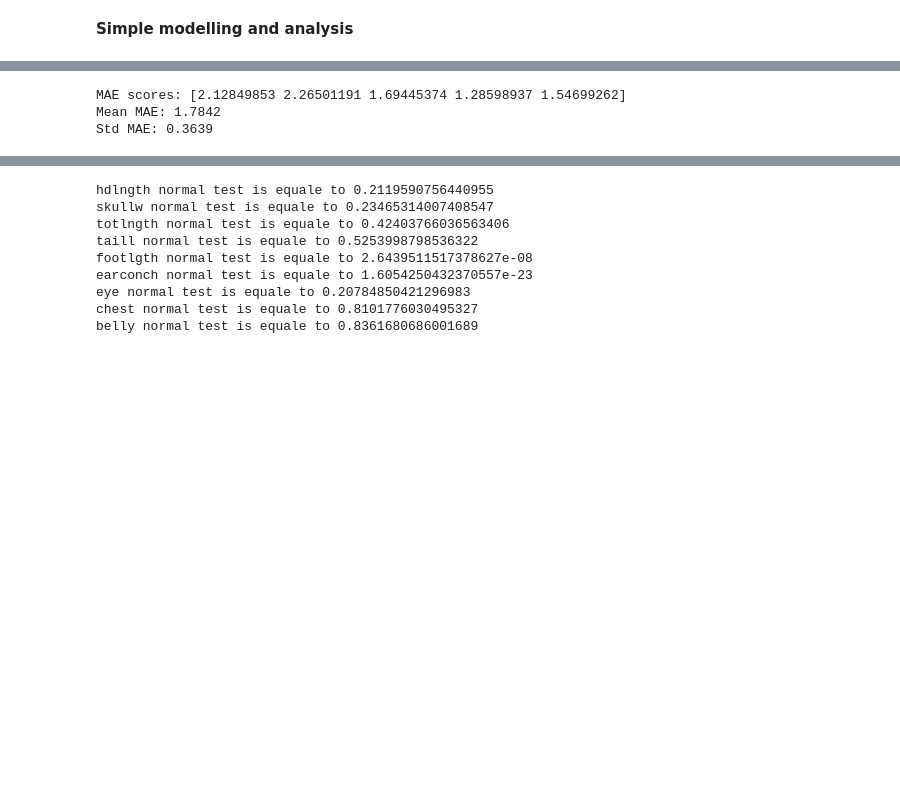
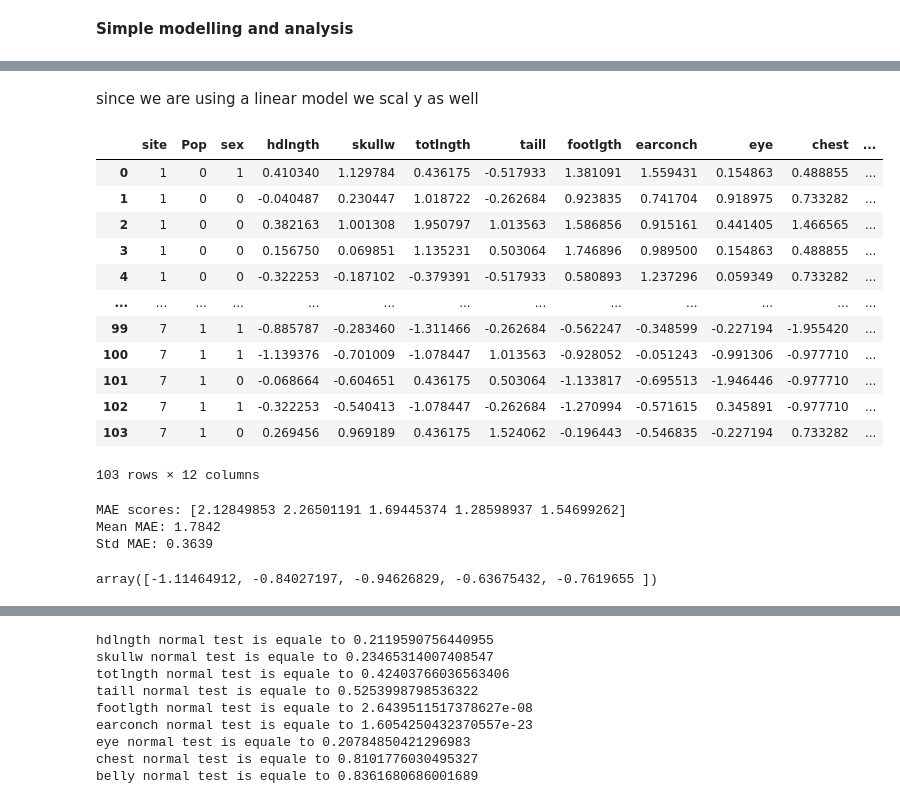
Before and after one commit to MajidrNEO1879/machine-learning-projects, a Jupyter notebook: possum_analysis/possum_kaggle.ipynb, the cells around one changed output, grey strips where cells are left out. Cells and saved outputs as stored; diff of their text form; code cells hidden in the pictures; blank space fills up the shorter version.

```diff
--- a/possum_analysis/possum_kaggle.ipynb
+++ b/possum_analysis/possum_kaggle.ipynb
@@ -556,0 +501,3 @@ plt.show()
+# %%
+from sklearn.preprocessing import StandardScaler
+std_scaler = StandardScaler()
@@ -556,0 +513,4 @@ plt.show()
+# %% [markdown]
+since we are using a linear model we scal y as well
+# %%
+X_scaled = X.copy()
@@ -556,0 +519,4 @@ plt.show()
+# %%
+# Select float columns, scale them, and assign back
+float_cols = X_scaled.select_dtypes(include='float').columns
+X_scaled[float_cols] = std_scaler.fit_transform(X_scaled[float_cols])
@@ -557,3 +525,19 @@ plt.show()
+# %%
+X_scaled
+# %% [output]
+|  | site | Pop | sex | hdlngth | skullw | totlngth | taill | footlgth | earconch | eye | chest | ... |
+| 0 | 1 | 0 | 1 | 0.410340 | 1.129784 | 0.436175 | -0.517933 | 1.381091 | 1.559431 | 0.154863 | 0.488855 | ... |
+| 1 | 1 | 0 | 0 | -0.040487 | 0.230447 | 1.018722 | -0.262684 | 0.923835 | 0.741704 | 0.918975 | 0.733282 | ... |
+| 2 | 1 | 0 | 0 | 0.382163 | 1.001308 | 1.950797 | 1.013563 | 1.586856 | 0.915161 | 0.441405 | 1.466565 | ... |
+| 3 | 1 | 0 | 0 | 0.156750 | 0.069851 | 1.135231 | 0.503064 | 1.746896 | 0.989500 | 0.154863 | 0.488855 | ... |
+| 4 | 1 | 0 | 0 | -0.322253 | -0.187102 | -0.379391 | -0.517933 | 0.580893 | 1.237296 | 0.059349 | 0.733282 | ... |
+| ... | ... | ... | ... | ... | ... | ... | ... | ... | ... | ... | ... | ... |
+| 99 | 7 | 1 | 1 | -0.885787 | -0.283460 | -1.311466 | -0.262684 | -0.562247 | -0.348599 | -0.227194 | -1.955420 | ... |
+| 100 | 7 | 1 | 1 | -1.139376 | -0.701009 | -1.078447 | 1.013563 | -0.928052 | -0.051243 | -0.991306 | -0.977710 | ... |
+| 101 | 7 | 1 | 0 | -0.068664 | -0.604651 | 0.436175 | 0.503064 | -1.133817 | -0.695513 | -1.946446 | -0.977710 | ... |
+| 102 | 7 | 1 | 1 | -0.322253 | -0.540413 | -1.078447 | -0.262684 | -1.270994 | -0.571615 | 0.345891 | -0.977710 | ... |
+| 103 | 7 | 1 | 0 | 0.269456 | 0.969189 | 0.436175 | 1.524062 | -0.196443 | -0.546835 | -0.227194 | 0.733282 | ... |
+103 rows × 12 columns
 # %%
 lr = LinearRegression()
 # %%
@@ -579,0 +567,4 @@ Std MAE: 0.3639
+# %%
+scores
+# %% [output]
+array([-1.11464912, -0.84027197, -0.94626829, -0.63675432, -0.7619655 ])
```
Also changed, not shown: parts of 52 cells of this notebook, 5 other files.
